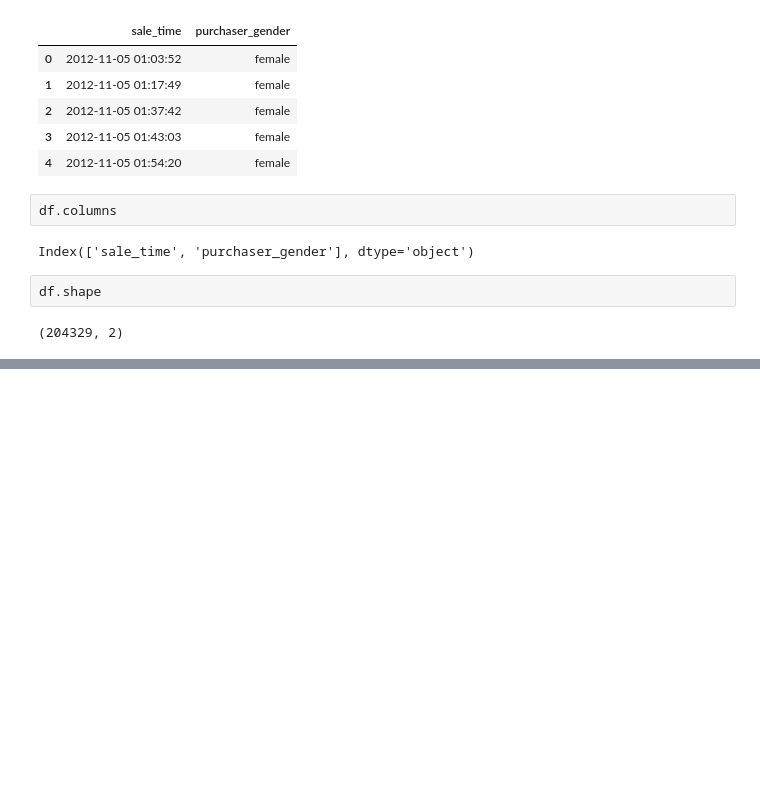
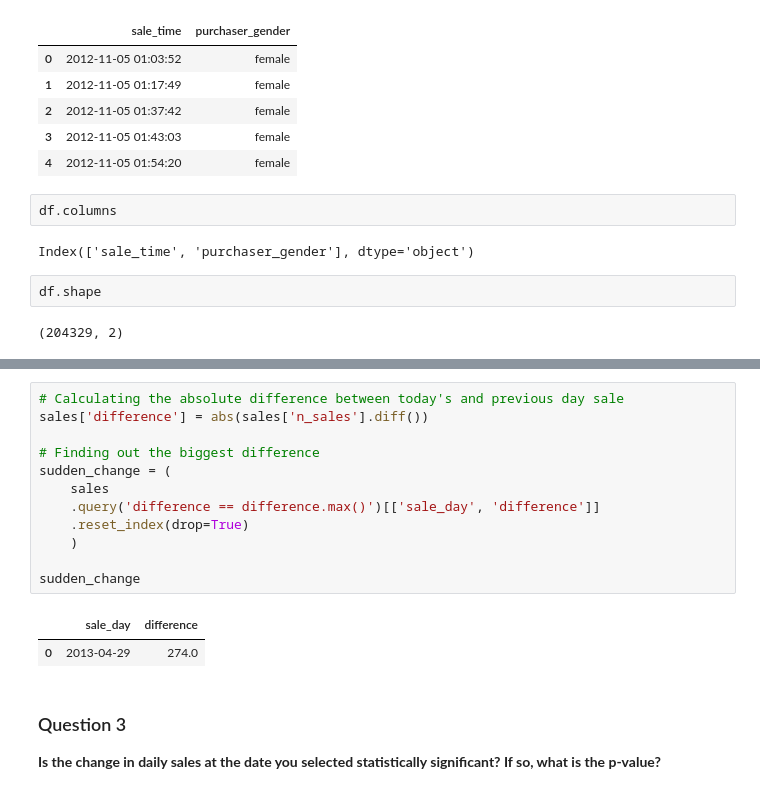
Before and after one commit to manujsinghwal/23andMe-data-analysis, a Jupyter notebook: 23andMe_data_analysis.ipynb, the cells around one changed output, grey strips where cells are left out. Cells and saved outputs as stored; diff of their text form; blank space fills up the shorter version.

```diff
--- a/23andMe_data_analysis.ipynb
+++ b/23andMe_data_analysis.ipynb
@@ -52,0 +97,18 @@ FIG_SIZE = (8,6)
+# %%
+# Calculating the absolute difference between today's and previous day sale
+sales['difference'] = abs(sales['n_sales'].diff())
+
+# Finding out the biggest difference
+sudden_change = (
+    sales
+    .query('difference == difference.max()')[['sale_day', 'difference']]
+    .reset_index(drop=True)
+    )
+
+sudden_change
+# %% [output]
+|  | sale_day | difference |
+| 0 | 2013-04-29 | 274.0 |
+# %% [markdown]
+### Question 3
+**Is the change in daily sales at the date you selected statistically significant? If so, what is the p-value?**
```
Also changed, not shown: parts of 6 cells of this notebook.
